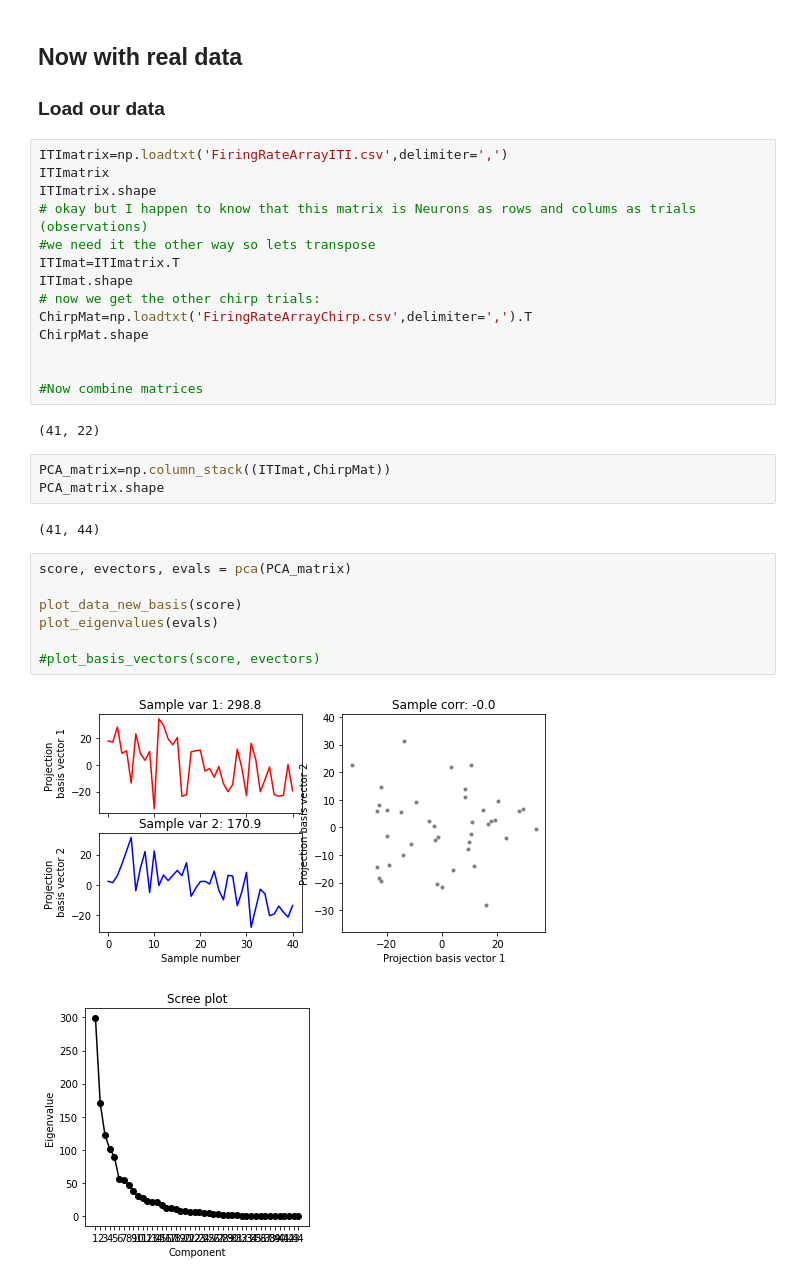
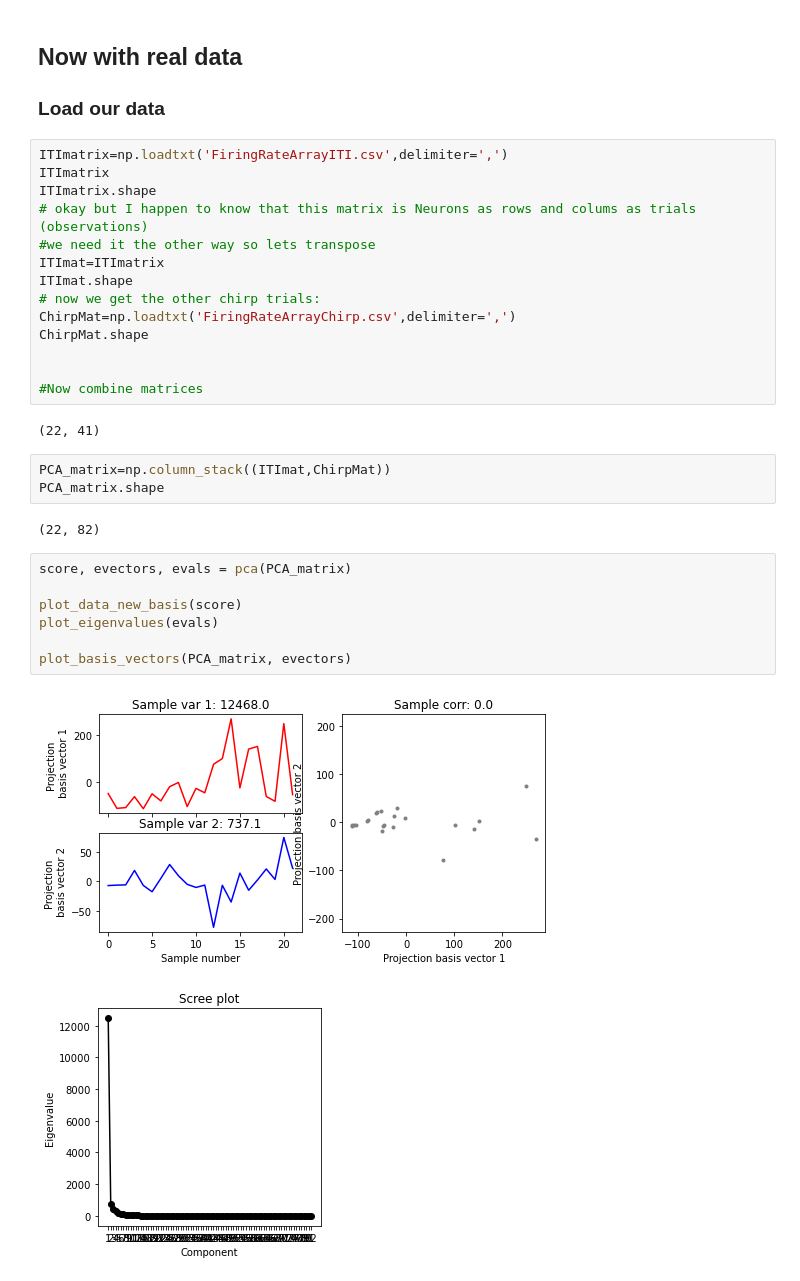
Before and after one commit to svdavid/NEUS642, a Jupyter notebook: notebooks/week7_02-15_PCA/data/NEUS642_PCA_notebook.ipynb, the cells around one changed output. Cells and saved outputs as stored; diff of their text form.

```diff
--- a/notebooks/week7_02-15_PCA/data/NEUS642_PCA_notebook.ipynb
+++ b/notebooks/week7_02-15_PCA/data/NEUS642_PCA_notebook.ipynb
@@ -643,28 +661,28 @@ ITImatrix
 ITImatrix.shape
 # okay but I happen to know that this matrix is Neurons as rows and colums as trials (observations)
 #we need it the other way so lets transpose
-ITImat=ITImatrix.T
+ITImat=ITImatrix
 ITImat.shape
 # now we get the other chirp trials:
-ChirpMat=np.loadtxt('FiringRateArrayChirp.csv',delimiter=',').T
+ChirpMat=np.loadtxt('FiringRateArrayChirp.csv',delimiter=',')
 ChirpMat.shape
 
 
 #Now combine matrices
 # %% [output]
-(41, 22)
+(22, 41)
 # %%
 PCA_matrix=np.column_stack((ITImat,ChirpMat))
 PCA_matrix.shape
 # %% [output]
-(41, 44)
+(22, 82)
 # %%
 score, evectors, evals = pca(PCA_matrix)
 
 plot_data_new_basis(score)
 plot_eigenvalues(evals)
 
-#plot_basis_vectors(score, evectors)
+plot_basis_vectors(PCA_matrix, evectors)
 # %% [output]
-[figure, old version]
+[figure, new version]
-[figure, old version]
+[figure, new version]
```
Also changed, not shown: parts of 7 cells of this notebook.
